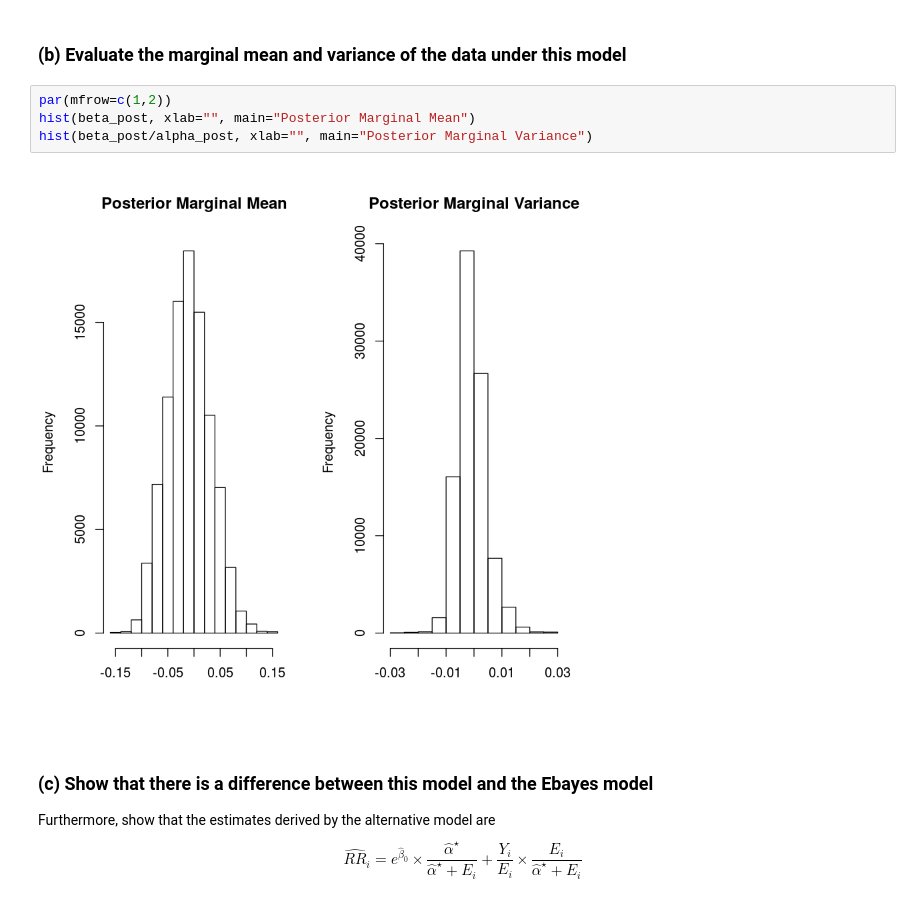
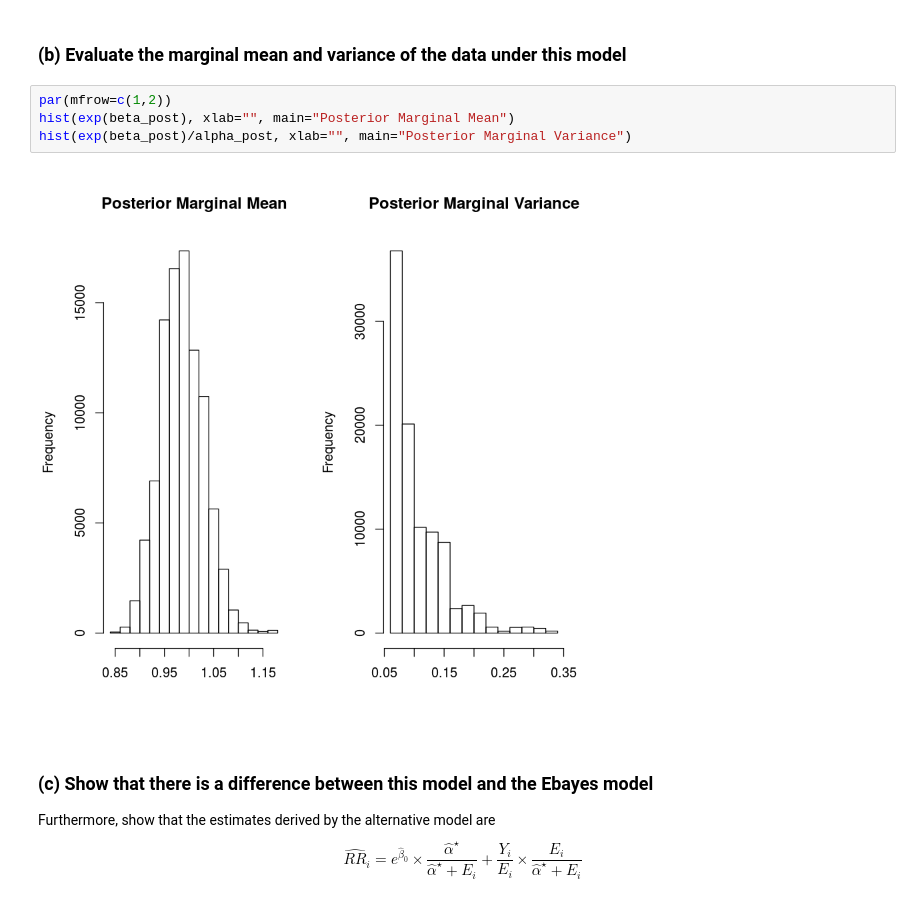
Before and after one commit to nmmarquez/spatial_epi, a Jupyter notebook: homework/hw2/hw2.ipynb, the cells around one changed output. Cells and saved outputs as stored; diff of their text form.

```diff
--- a/homework/hw2/hw2.ipynb
+++ b/homework/hw2/hw2.ipynb
@@ -403,10 +400,10 @@ for (i in 1:4){
 ### (b) Evaluate the marginal mean and variance of the data under this model
 # %%
 par(mfrow=c(1,2))
-hist(beta_post, xlab="", main="Posterior Marginal Mean")
-hist(beta_post/alpha_post, xlab="", main="Posterior Marginal Variance")
+hist(exp(beta_post), xlab="", main="Posterior Marginal Mean")
+hist(exp(beta_post)/alpha_post, xlab="", main="Posterior Marginal Variance")
 # %% [output]
-[figure, old version]
+[figure, new version]
 # %% [markdown]
 ### (c) Show that there is a difference between this model and the Ebayes model
 Furthermore, show that the estimates derived by the alternative model are
```
Also changed, not shown: parts of 5 cells of this notebook, 3 other files.
